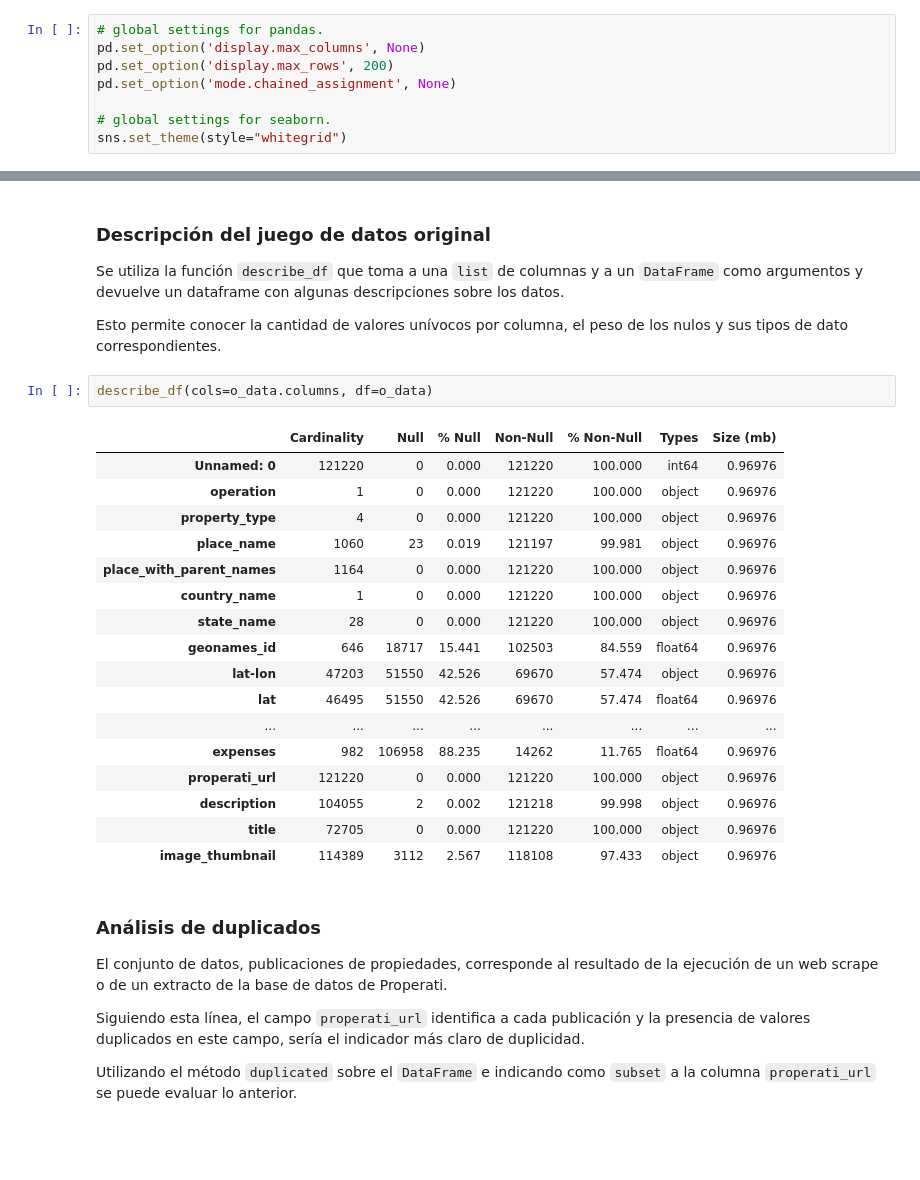
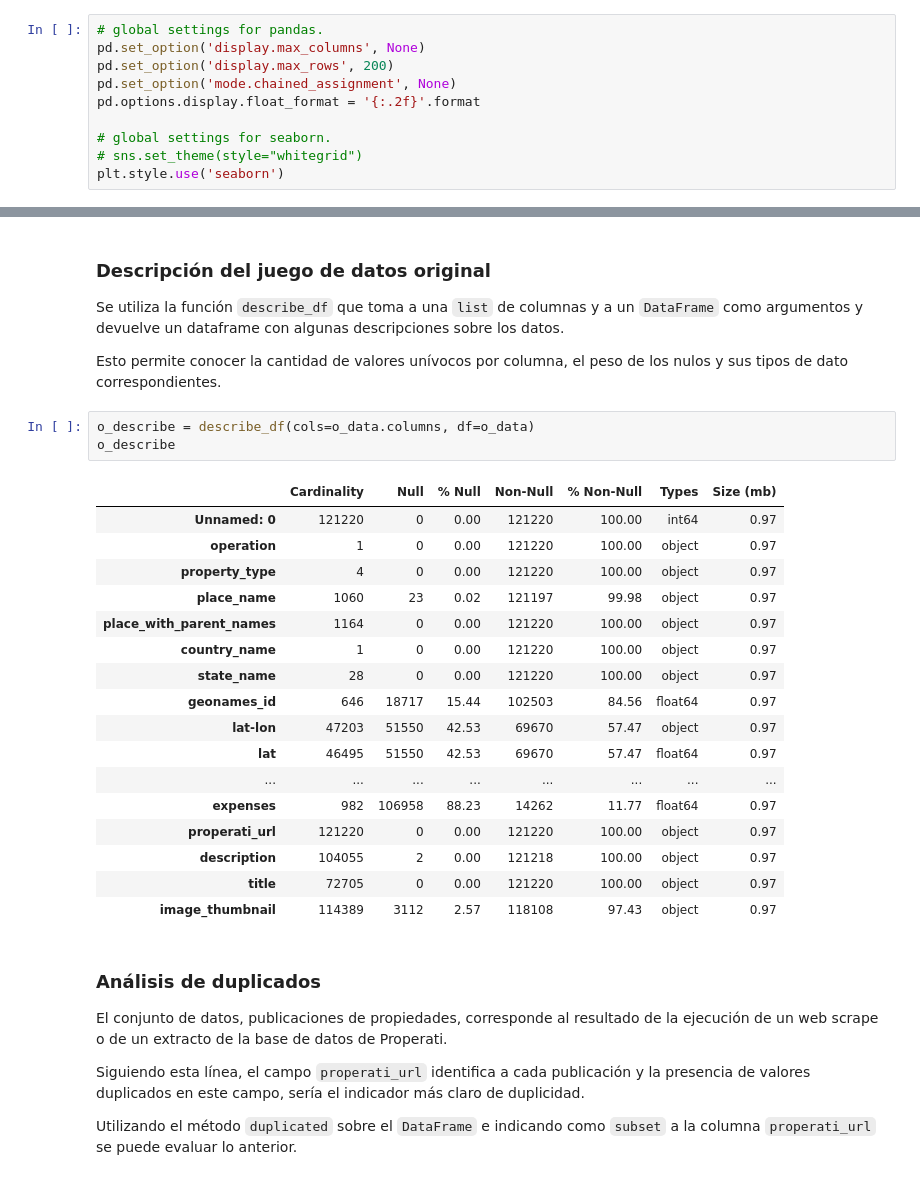
Before and after one commit to iagoedelstein/ds-grupo-1-desafio-1, a Jupyter notebook: Exploratory.ipynb, the cells around one changed output, grey strips where cells are left out. Drawn from its saved outputs; the diff is of its cells as text; blank space fills up the shorter version.

```diff
--- a/Exploratory.ipynb
+++ b/Exploratory.ipynb
@@ -10,9 +15,11 @@ import matplotlib.pyplot as plt
 pd.set_option('display.max_columns', None)
 pd.set_option('display.max_rows', 200)
 pd.set_option('mode.chained_assignment', None)
+pd.options.display.float_format = '{:.2f}'.format
 
 # global settings for seaborn.
-sns.set_theme(style="whitegrid")
+# sns.set_theme(style="whitegrid")
+plt.style.use('seaborn')
 # %% [markdown]
 ### Funciones auxiliares
 # %%
@@ -46,25 +53,26 @@ Se utiliza la función `describe_df` que toma a una `list` de columnas y a un `D
 
 Esto permite conocer la cantidad de valores unívocos por columna, el peso de los nulos y sus tipos de dato correspondientes.
 # %%
-describe_df(cols=o_data.columns, df=o_data)
+o_describe = describe_df(cols=o_data.columns, df=o_data)
+o_describe
 # %% [output]
 |  | Cardinality | Null | % Null | Non-Null | % Non-Null | Types | Size (mb) |
-| Unnamed: 0 | 121220 | 0 | 0.000 | 121220 | 100.000 | int64 | 0.96976 |
-| operation | 1 | 0 | 0.000 | 121220 | 100.000 | object | 0.96976 |
-| property_type | 4 | 0 | 0.000 | 121220 | 100.000 | object | 0.96976 |
-| place_name | 1060 | 23 | 0.019 | 121197 | 99.981 | object | 0.96976 |
-| place_with_parent_names | 1164 | 0 | 0.000 | 121220 | 100.000 | object | 0.96976 |
-| country_name | 1 | 0 | 0.000 | 121220 | 100.000 | object | 0.96976 |
-| state_name | 28 | 0 | 0.000 | 121220 | 100.000 | object | 0.96976 |
-| geonames_id | 646 | 18717 | 15.441 | 102503 | 84.559 | float64 | 0.96976 |
-| lat-lon | 47203 | 51550 | 42.526 | 69670 | 57.474 | object | 0.96976 |
-| lat | 46495 | 51550 | 42.526 | 69670 | 57.474 | float64 | 0.96976 |
+| Unnamed: 0 | 121220 | 0 | 0.00 | 121220 | 100.00 | int64 | 0.97 |
+| operation | 1 | 0 | 0.00 | 121220 | 100.00 | object | 0.97 |
+| property_type | 4 | 0 | 0.00 | 121220 | 100.00 | object | 0.97 |
+| place_name | 1060 | 23 | 0.02 | 121197 | 99.98 | object | 0.97 |
+| place_with_parent_names | 1164 | 0 | 0.00 | 121220 | 100.00 | object | 0.97 |
+| country_name | 1 | 0 | 0.00 | 121220 | 100.00 | object | 0.97 |
+| state_name | 28 | 0 | 0.00 | 121220 | 100.00 | object | 0.97 |
+| geonames_id | 646 | 18717 | 15.44 | 102503 | 84.56 | float64 | 0.97 |
+| lat-lon | 47203 | 51550 | 42.53 | 69670 | 57.47 | object | 0.97 |
+| lat | 46495 | 51550 | 42.53 | 69670 | 57.47 | float64 | 0.97 |
 | ... | ... | ... | ... | ... | ... | ... | ... |
-| expenses | 982 | 106958 | 88.235 | 14262 | 11.765 | float64 | 0.96976 |
-| properati_url | 121220 | 0 | 0.000 | 121220 | 100.000 | object | 0.96976 |
-| description | 104055 | 2 | 0.002 | 121218 | 99.998 | object | 0.96976 |
-| title | 72705 | 0 | 0.000 | 121220 | 100.000 | object | 0.96976 |
-| image_thumbnail | 114389 | 3112 | 2.567 | 118108 | 97.433 | object | 0.96976 |
+| expenses | 982 | 106958 | 88.23 | 14262 | 11.77 | float64 | 0.97 |
+| properati_url | 121220 | 0 | 0.00 | 121220 | 100.00 | object | 0.97 |
+| description | 104055 | 2 | 0.00 | 121218 | 100.00 | object | 0.97 |
+| title | 72705 | 0 | 0.00 | 121220 | 100.00 | object | 0.97 |
+| image_thumbnail | 114389 | 3112 | 2.57 | 118108 | 97.43 | object | 0.97 |
 # %% [markdown]
 ### Análisis de duplicados
 
```
Also changed, not shown: parts of 132 cells of this notebook.
